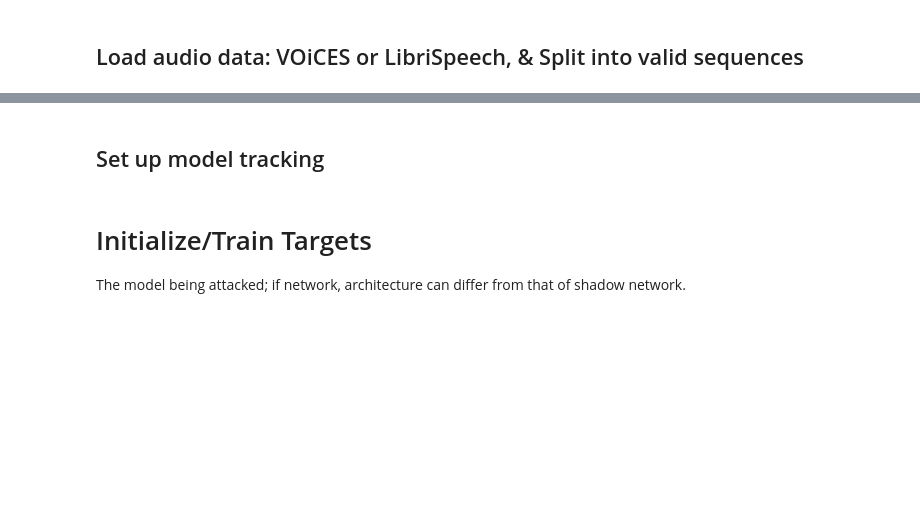
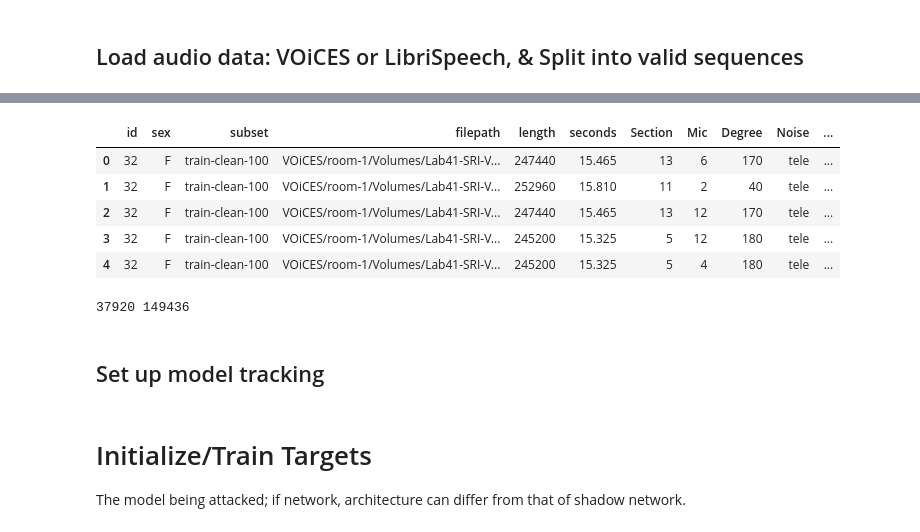
Before and after one commit to Lab41/cyphercat, a Jupyter notebook: Attack_baselines/Membership_Inference/ml_leaks/ml-leaks_adversary1_SVCvsNN-VOiCES-CNN-API.ipynb, the cells around one changed output, grey strips where cells are left out. Drawn from its saved outputs; the diff is of its cells as text; code cells hidden in the pictures; blank space fills up the shorter version.

Commit message:
splits by utterance (on a per file basis)

```diff
--- a/Attack_baselines/Membership_Inference/ml_leaks/ml-leaks_adversary1_SVCvsNN-VOiCES-CNN-API.ipynb
+++ b/Attack_baselines/Membership_Inference/ml_leaks/ml-leaks_adversary1_SVCvsNN-VOiCES-CNN-API.ipynb
@@ -136,7 +152,7 @@ Indexing room-1...
 dff = pd.read_csv(os.getcwd()+'/../../../Datasets/splits/libri-train-clean-100/libri_4.csv')
 dff.head()
 
-df = pd.read_csv(os.getcwd()+'/../../../Datasets/VOiCES-room-1.index2.csv')
+df = pd.read_csv(os.getcwd()+'/../../../Datasets/VOiCES-room-1.index.csv')
 df.head()
 
 g = df.groupby(['id','Section']).groups
@@ -160,3 +185,28 @@ print('mean speaker minutes',df.groupby('id').mean()['speaker_minutes'].mean())
+# %%
+df.head()
+# %% [output]
+|  | id | sex | subset | filepath | length | seconds | Section | Mic | Degree | Noise | ... |
+| 0 | 32 | F | train-clean-100 | VOiCES/room-1/Volumes/Lab41-SRI-V... | 247440 | 15.465 | 13 | 6 | 170 | tele | ... |
+| 1 | 32 | F | train-clean-100 | VOiCES/room-1/Volumes/Lab41-SRI-V... | 252960 | 15.810 | 11 | 2 | 40 | tele | ... |
+| 2 | 32 | F | train-clean-100 | VOiCES/room-1/Volumes/Lab41-SRI-V... | 247440 | 15.465 | 13 | 12 | 170 | tele | ... |
+| 3 | 32 | F | train-clean-100 | VOiCES/room-1/Volumes/Lab41-SRI-V... | 245200 | 15.325 | 5 | 12 | 180 | tele | ... |
+| 4 | 32 | F | train-clean-100 | VOiCES/room-1/Volumes/Lab41-SRI-V... | 245200 | 15.325 | 5 | 4 | 180 | tele | ... |
+# %%
+splits = [.2,.8]
+df1 = pd.DataFrame(columns = df.columns)
+df2 = pd.DataFrame(columns = df.columns)
+# For each speaker, identify unique segments:
+for spkr_id in df.id.unique():
+    mini_df = df[df['id'] == spkr_id]
+    # Identify segments:
+    n_seg = len(mini_df.Section.unique())
+    seg1 = round(splits[0]*n_seg)
+    # Segments are not ordered in a particular way, so just pick the first few for seg1
+    seg1s = mini_df.Section.unique()[:seg1]
+    df1 = df1.append(mini_df[mini_df['Section'].isin(seg1s)])
+    df2 = df2.append(mini_df[~mini_df['Section'].isin(seg1s)])
+# %% [output]
+37920 149436
 # %%
 batch_size = 32
 
```
Also changed, not shown: parts of 6 cells of this notebook, 1 other file.
